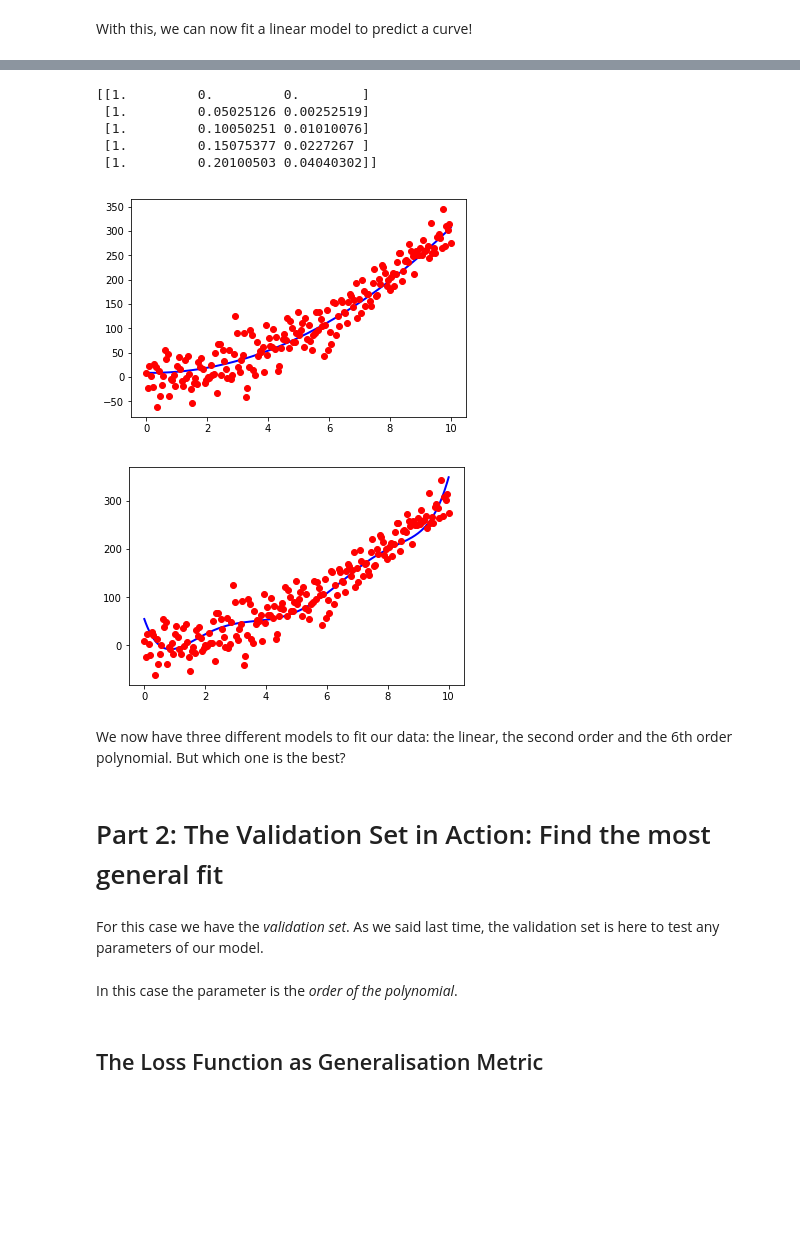
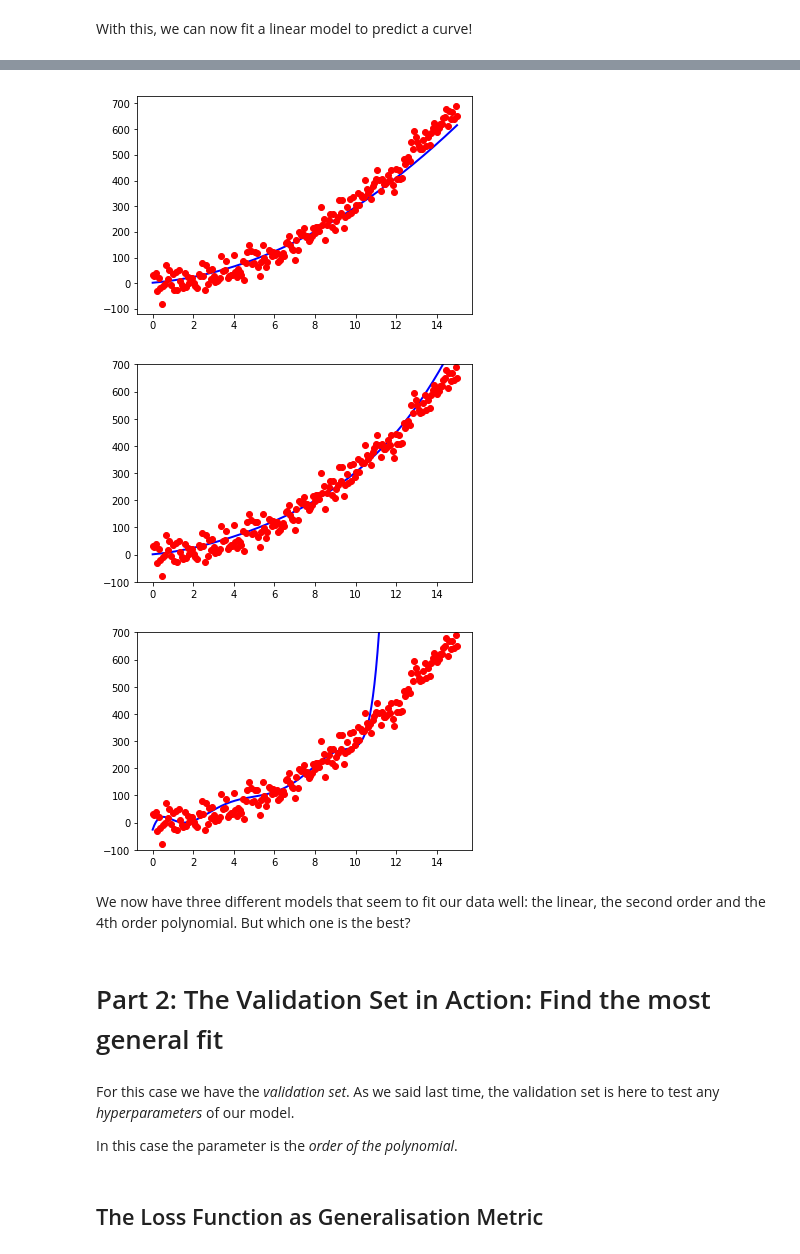
Before and after one commit to Speichert/MLWorkshopSeries, a Jupyter notebook: week2/ML Workshop Week 2.ipynb, the cells around one changed output, grey strips where cells are left out. Cells and saved outputs as stored; diff of their text form; code cells hidden in the pictures; blank space fills up the shorter version.

```diff
--- a/week2/ML Workshop Week 2.ipynb
+++ b/week2/ML Workshop Week 2.ipynb
@@ -1,11 +12,13 @@
 # %%
-import numpy as np
+a, b, c = 3, 1, 5
+
 N = 100
 x = np.sort(10*np.random.rand(N,1), axis=0)
-t = 3*x**2+ x +5
+t = a*x**2 + b*x + c
+
 N_test = 200
-x_test = np.linspace(0,10,N_test)[:,None]
-t_test =  3*x_test**2 + x_test + 5
+x_test = np.linspace(0,15,N_test)[:,None]
+t_test =  a*x_test**2 + b*x_test + c
 
 #add noise to the signal:
 noise = np.random.normal(0,30,x.shape)
@@ -142,7 +162,10 @@ With this, we can now fit a linear model to predict a curve!
 # second order polynomial:
 w_fit_2nd_order = np.linalg.lstsq(matrix[:,0:3], t)[0]
 print(w_fit_2nd_order)
-#6th order polynomial
-w_fit_6th_order = np.linalg.lstsq(matrix[:,0:7], t)[0]
-print(w_fit_6th_order)
+#4th orderpolynomial
+w_fit_4th_order = np.linalg.lstsq(matrix[:,0:5], t)[0]
+print(w_fit_4th_order)
+#9th order polynomial
+w_fit_9th_order = np.linalg.lstsq(matrix[:,0:10], t)[0]
+print(w_fit_9th_order)
 # %% [output]
@@ -170,17 +202,18 @@ X_test_matrix_2nd_order=np.ones((len(x_test),3))
 for row in range(len(x_test)):
     for col in range(len(X_test_matrix_2nd_order[0])):
         X_test_matrix_2nd_order[row,col]=x_test[row]**col
-X_test_matrix_6th_order=np.ones((len(x_test),7))
+
+
+#4th order test matrix
+X_test_matrix_4th_order=np.ones((len(x_test),5))
 for row in range(len(x_test)):
-    for col in range(len(X_test_matrix_6th_order[0])):
-        X_test_matrix_6th_order[row,col]=x_test[row]**col
-print(X_test_matrix_2nd_order[0:5,:])
+    for col in range(len(X_test_matrix_4th_order[0])):
+        X_test_matrix_4th_order[row,col]=x_test[row]**col
+#9th order test matrix
+X_test_matrix_9th_order=np.ones((len(x_test),10))
+for row in range(len(x_test)):
+    for col in range(len(X_test_matrix_9th_order[0])):
+        X_test_matrix_9th_order[row,col]=x_test[row]**col
-# %% [output]
-[[1.         0.         0.        ]
- [1.         0.05025126 0.00252519]
- [1.         0.10050251 0.01010076]
- [1.         0.15075377 0.0227267 ]
- [1.         0.20100503 0.04040302]]
 # %%
 #show the fit
 line= np.dot(X_test_matrix_2nd_order,w_fit_2nd_order)
@@ -188,23 +221,35 @@ plt.plot(x_test,line,'b-',linewidth=2)
 plt.plot(x_test,t_test,'ro')
 plt.show()
 # %% [output]
-[figure, old version]
+[figure, new version]
 # %%
 #show the fit
-line= np.dot(X_test_matrix_6th_order,w_fit_6th_order)
+line= np.dot(X_test_matrix_4th_order,w_fit_4th_order)
 plt.plot(x_test,line,'b-',linewidth=2)
 plt.plot(x_test,t_test,'ro')
+# plt.xlim((0, 10))
+plt.ylim((-100, 700))
 plt.show()
 # %% [output]
-[figure, old version]
+[figure, new version]
+# %%
+#show the fit
+line= np.dot(X_test_matrix_9th_order,w_fit_9th_order)
+plt.plot(x_test,line,'b-',linewidth=2)
+plt.plot(x_test,t_test,'ro')
+# plt.xlim((0, 10))
+plt.ylim((-100, 700))
+plt.show()
+# %% [output]
+[figure, added]
 # %% [markdown]
-We now have three different models to fit our data: the linear, the second order and the 6th order polynomial. But which one is the best?
+We now have three different models that seem to fit our data well: the linear, the second order and the 4th order polynomial. But which one is the best?
 # %% [markdown]
 # Part 2: The Validation Set in Action: Find the most general fit
 # %% [markdown]
-For this case we have the *validation set*. As we said last time, the validation set is here to test any parameters of our model.
+For this case we have the *validation set*. As we said last time, the validation set is here to test any *hyperparameters* of our model.
+
+In this case the parameter is the *order of the polynomial*.
-# %% [markdown]
-In this case the parameter is the *order of the polynomial*.
 # %% [markdown]
 ## The Loss Function as Generalisation Metric
 # %% [markdown]
```
Also changed, not shown: parts of 43 cells of this notebook.
